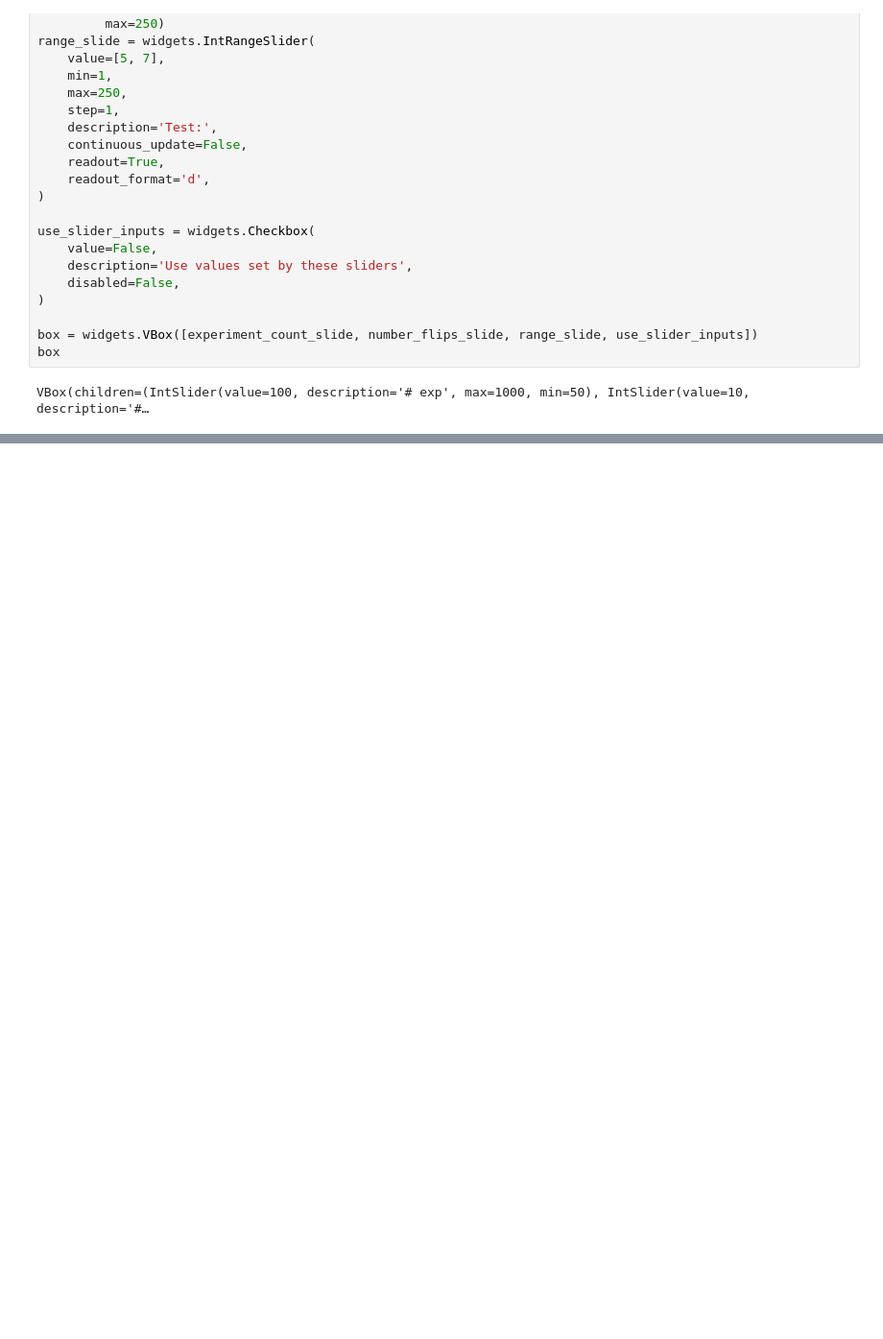
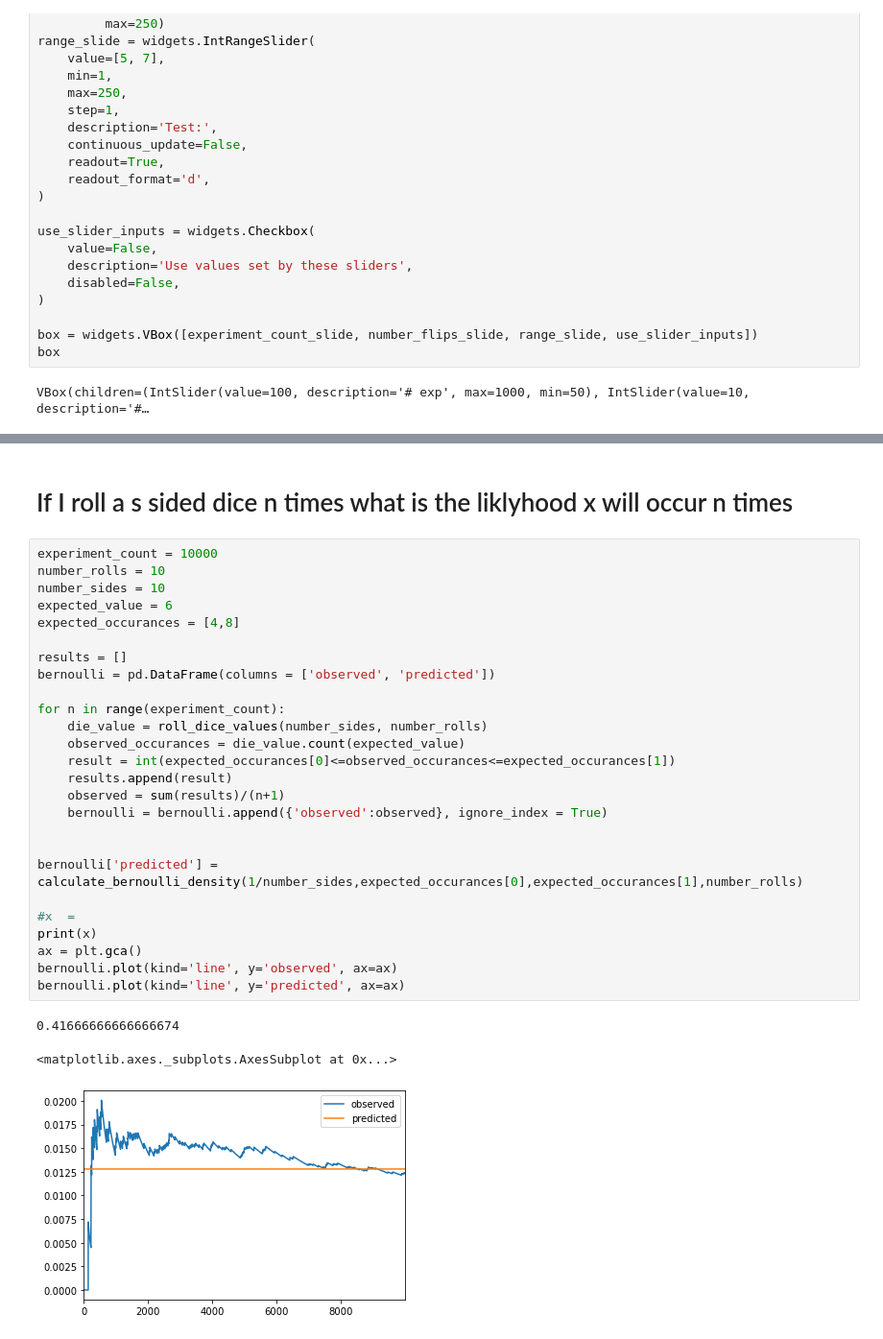
Before and after one commit to zeusgedofdata/Intro-to-machine-learning, a Jupyter notebook: BernoulliDensity.ipynb, the cells around one changed output, grey strips where cells are left out. Shown at 96% size. Drawn from its saved outputs; the diff is of its cells as text; blank space fills up the shorter version.

```diff
--- a/BernoulliDensity.ipynb
+++ b/BernoulliDensity.ipynb
@@ -85,0 +142,32 @@ bernoulli.plot(kind='line', y='predicted', ax=ax)
+# %% [markdown]
+# If I roll a s sided dice n times what is the liklyhood x will occur n times
+# %%
+experiment_count = 10000
+number_rolls = 10
+number_sides = 10
+expected_value = 6
+expected_occurances = [4,8]
+
+results = []
+bernoulli = pd.DataFrame(columns = ['observed', 'predicted'])
+
+for n in range(experiment_count):
+    die_value = roll_dice_values(number_sides, number_rolls)
+    observed_occurances = die_value.count(expected_value)
+    result = int(expected_occurances[0]<=observed_occurances<=expected_occurances[1])
+    results.append(result)
+    observed = sum(results)/(n+1)
+    bernoulli = bernoulli.append({'observed':observed}, ignore_index = True)
+
+
+bernoulli['predicted'] = calculate_bernoulli_density(1/number_sides,expected_occurances[0],expected_occurances[1],number_rolls)
+
+#x  =
+print(x)
+ax = plt.gca()
+bernoulli.plot(kind='line', y='observed', ax=ax)
+bernoulli.plot(kind='line', y='predicted', ax=ax)
+# %% [output]
+0.41666666666666674
+<matplotlib.axes._subplots.AxesSubplot at 0x...>
+[figure, added]
```
Also changed, not shown: parts of 5 cells of this notebook.
